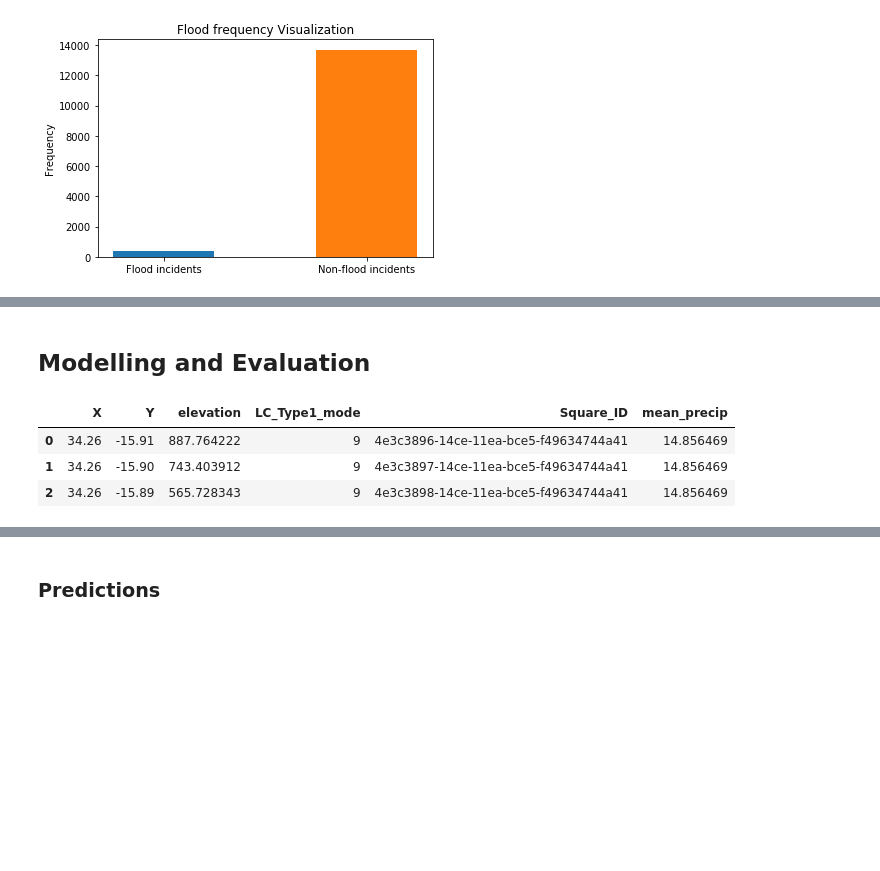
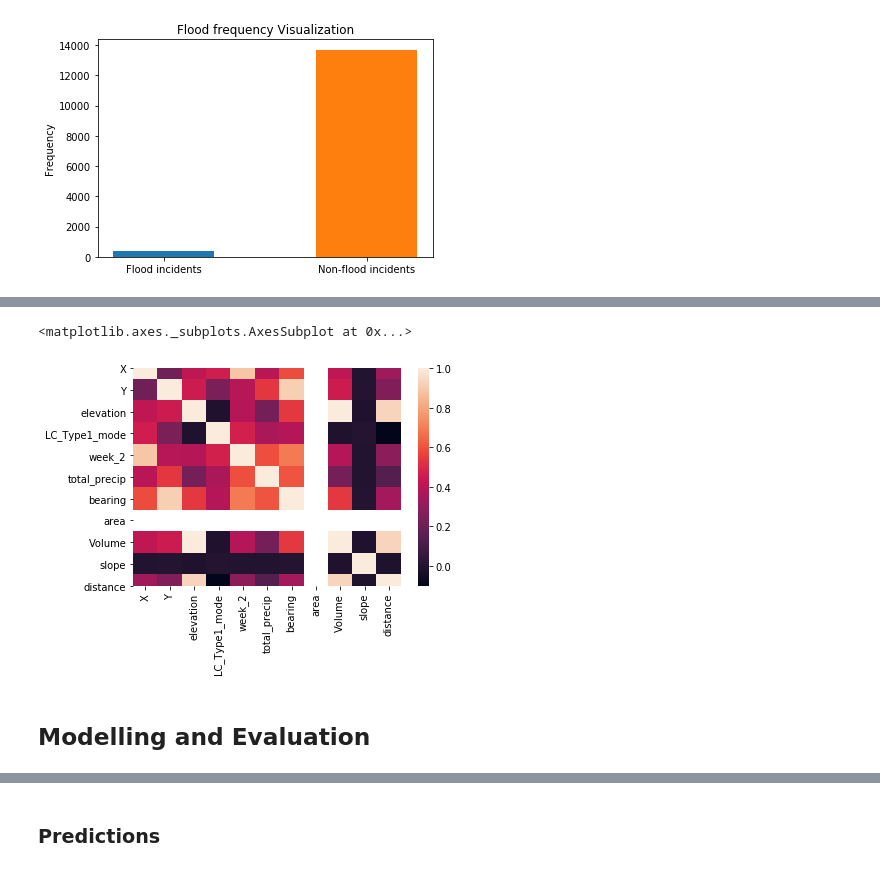
Before and after one commit to stmugisha/competitive-programming, a Jupyter notebook: flood_prediction/flood_prediction.ipynb, the cells around one changed output, grey strips where cells are left out. Cells and saved outputs as stored; diff of their text form; code cells hidden in the pictures; blank space fills up the shorter version.

```diff
--- a/flood_prediction/flood_prediction.ipynb
+++ b/flood_prediction/flood_prediction.ipynb
@@ -110,14 +129,20 @@ plt.ylabel('Frequency')
 Text(0, 0.5, 'Frequency')
 [figure]
 # %%
-'''Computing mean precipitation for the train & test sets. '''
+'''Computing total weekly precipitation and precipitation 2 weeks before flooding.'''
 
 train_precip = train_set.columns[4:21]
-train_set['mean_precip'] = np.mean(train_set[train_precip].values, axis=1)
 
-'''Test set mean precipitation. '''
+#train_set['week_1'] = train_set[train_precip[7]]
+#train_set['week_2'] = train_set[train_precip[8]]
+train_set['total_precip'] = train_set[train_precip].sum(axis=1)
+
+'''Computing for the test set'''
 precip = test_set.columns[:17]
-test_set['mean_precip'] = np.mean(test_set[precip].values, axis=1)
+
+#test_set['week_1'] = test_set[precip[6]]
+#test_set['week_2'] = test_set[precip[7]]
+test_set['total_precip'] = test_set[precip].sum(axis=1)
 
 test_set.head(3)
 # %% [output]
@@ -144,0 +167,18 @@ array([14.85646944, 14.85646944, 14.85646944, ..., 19.42084493,
+# %%
+# Feature engineering
+train_set['bearing'] = np.arctan(train_set.Y/train_set.X)  # radians
+test_set['bearing'] = np.arctan(test_set.Y/test_set.X)  # radians
+
+# Each rectangle is centered 0.01 degrees from each side(~1.11km ::= 1.11e3 metres)
+# Therefore the length and width of @rectangle is ~1.11km*2 (1.11km-left + 1.11km-right)
+train_set['area'] = ((1.11e3*2) ** 2 )
+test_set['area'] = ((1.11e3*2) ** 2)
+
+train_set['Volume'] = train_set.elevation * train_set.area # V=l*w*h (area*height)
+test_set['Volume'] = test_set.elevation * test_set.area
+
+train_set['slope'] = ((train_set.Y + 0.5) - (train_set.Y - 0.5))/((train_set.X + 0.5) - (train_set.X - 0.5)) # gradient/slope calc
+test_set['slope'] = ((test_set.Y + 0.5) - (test_set.Y - 0.5))/((test_set.X + 0.5) - (test_set.X - 0.5)) # gradient
+
+train_set['distance'] = np.sqrt(np.square(train_set.elevation) + train_set.area) # Hypoteneuse of the right-angeled triangle
+test_set['distance'] = np.sqrt(np.square(test_set.elevation) + test_set.area)
@@ -145,2 +196,8 @@ array([14.85646944, 14.85646944, 14.85646944, ..., 19.42084493,
+# %%
+corr = train_set.corr()
+sns.heatmap(corr)
+# %% [output]
+<matplotlib.axes._subplots.AxesSubplot at 0x...>
+[figure, added]
 # %% [markdown]
 ## Modelling and Evaluation
@@ -153,10 +204,3 @@ train_set, test_set = train_set.align(test_set, join='inner', axis=1)
-# %%
-train_set.head(3)
-# %% [output]
-|  | X | Y | elevation | LC_Type1_mode | Square_ID | mean_precip |
-| 0 | 34.26 | -15.91 | 887.764222 | 9 | 4e3c3896-14ce-11ea-bce5-f49634744a41 | 14.856469 |
-| 1 | 34.26 | -15.90 | 743.403912 | 9 | 4e3c3897-14ce-11ea-bce5-f49634744a41 | 14.856469 |
-| 2 | 34.26 | -15.89 | 565.728343 | 9 | 4e3c3898-14ce-11ea-bce5-f49634744a41 | 14.856469 |
 # %%
 Id = test_set['Square_ID']
 train_set.drop(['Square_ID'], axis=1, inplace=True)
```
Also changed, not shown: parts of 27 cells of this notebook, 44 other files.
